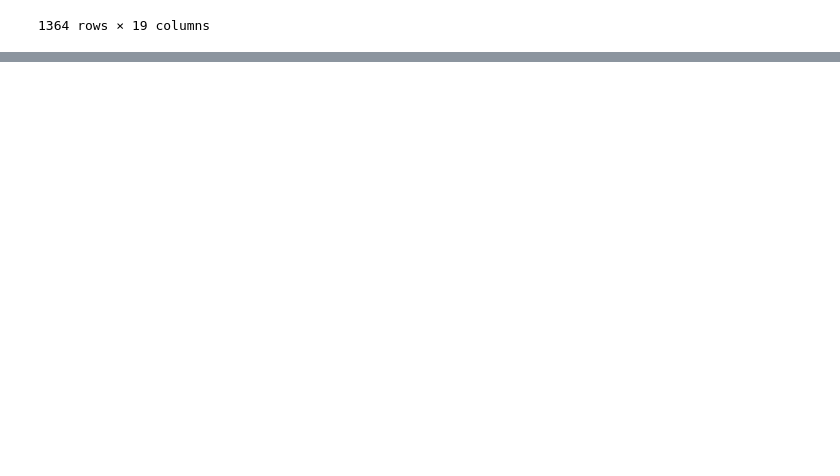
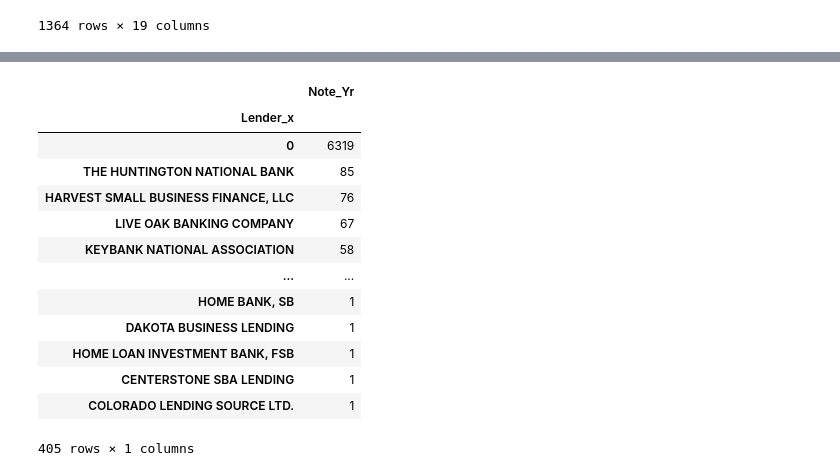
Before and after one commit to laramiedunlap/workstation_transfers, a Jupyter notebook: cpr_overtime/CPR_overtime.ipynb, the cells around one changed output, grey strips where cells are left out. Cells and saved outputs as stored; diff of their text form; code cells hidden in the pictures; blank space fills up the shorter version.

```diff
--- a/cpr_overtime/CPR_overtime.ipynb
+++ b/cpr_overtime/CPR_overtime.ipynb
@@ -582,0 +598,17 @@ lender_pp[lender_pp['Lender']=='0']
+# %%
+target.groupby('Lender_x').count()[['Note_Yr']].iloc[0:].sort_values('Note_Yr', ascending=False)
+# %% [output]
+|  | Note_Yr |
+| Lender_x |  |
+| 0 | 6319 |
+| THE HUNTINGTON NATIONAL BANK | 85 |
+| HARVEST SMALL BUSINESS FINANCE, LLC | 76 |
+| LIVE OAK BANKING COMPANY | 67 |
+| KEYBANK NATIONAL ASSOCIATION | 58 |
+| ... | ... |
+| HOME BANK, SB | 1 |
+| DAKOTA BUSINESS LENDING | 1 |
+| HOME LOAN INVESTMENT BANK, FSB | 1 |
+| CENTERSTONE SBA LENDING | 1 |
+| COLORADO LENDING SOURCE LTD. | 1 |
+405 rows × 1 columns
```
Also changed, not shown: parts of 8 cells of this notebook, 4 other files.
